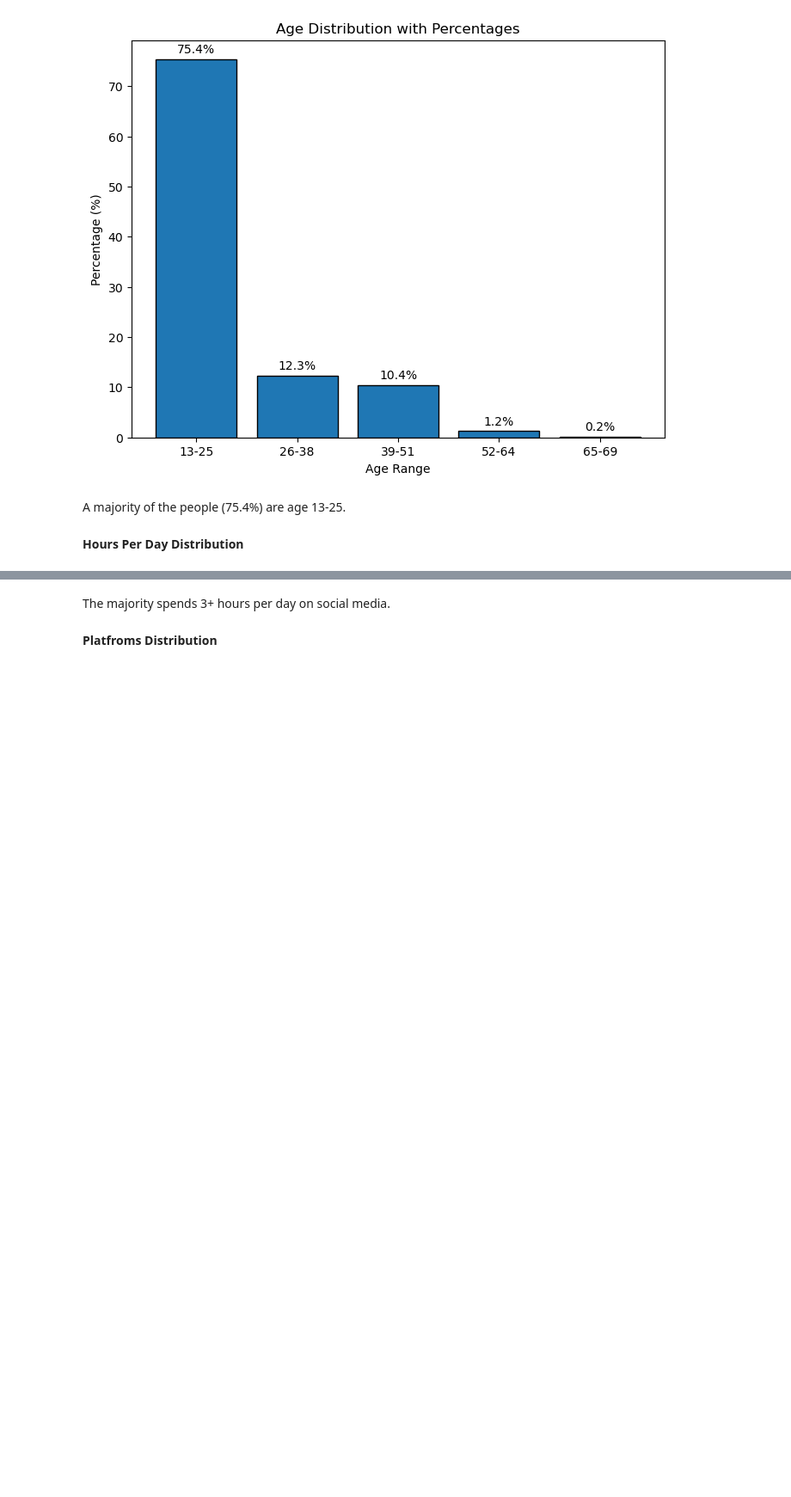
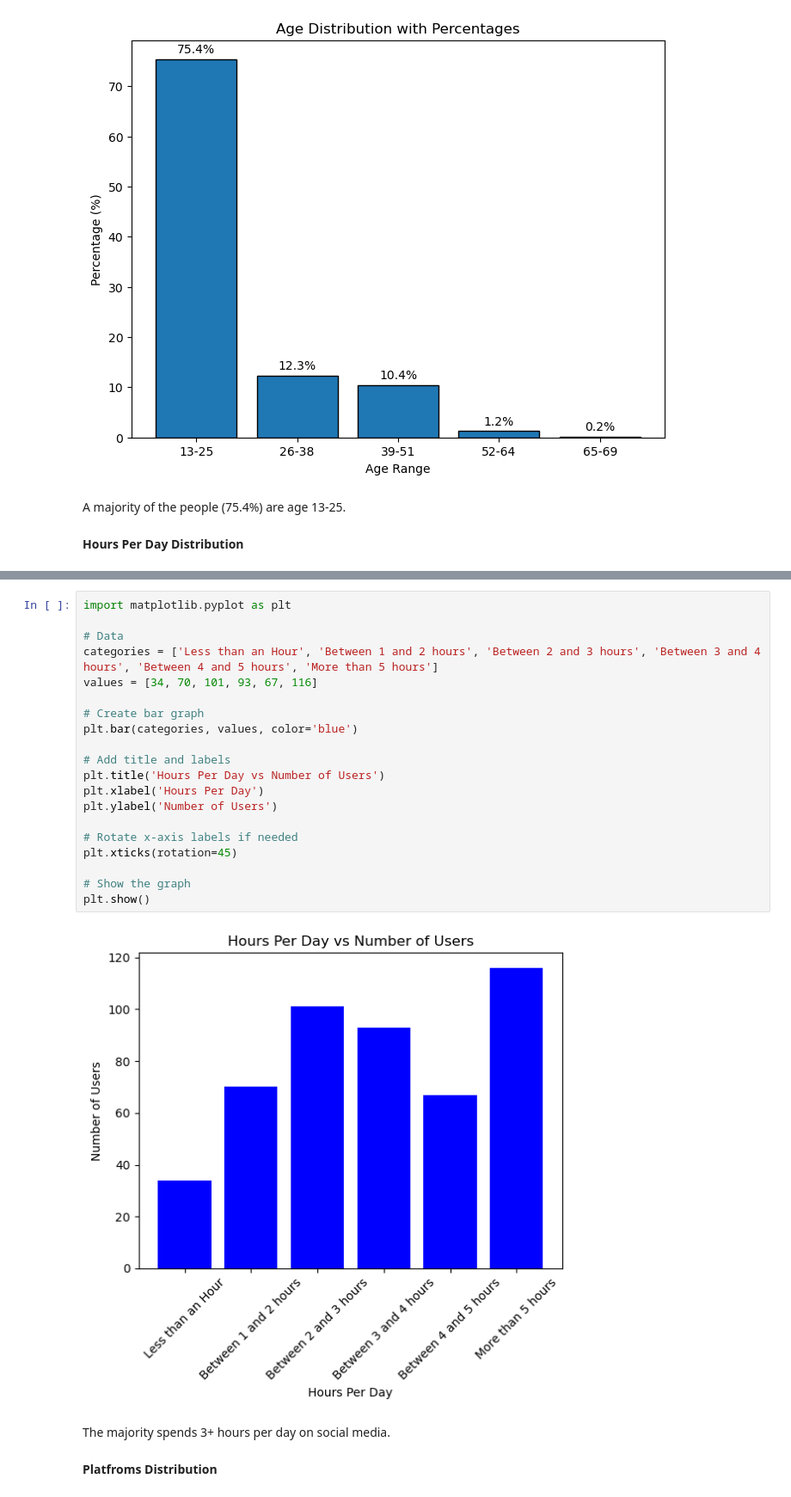
Before and after one commit to serenahinton/Social-Media-and-Mental-Health-Analysis-Project, a Jupyter notebook: social-media-analysis.ipynb, the cells around one changed output, grey strips where cells are left out. Shown at 86% size. Cells and saved outputs as stored; diff of their text form; blank space fills up the shorter version.

```diff
--- a/social-media-analysis.ipynb
+++ b/social-media-analysis.ipynb
@@ -808,3 +799,25 @@ plt.show()
+# %%
+import matplotlib.pyplot as plt
+
+# Data
+categories = ['Less than an Hour', 'Between 1 and 2 hours', 'Between 2 and 3 hours', 'Between 3 and 4 hours', 'Between 4 and 5 hours', 'More than 5 hours']
+values = [34, 70, 101, 93, 67, 116]
+
+# Create bar graph
+plt.bar(categories, values, color='blue')
+
+# Add title and labels
+plt.title('Hours Per Day vs Number of Users')
+plt.xlabel('Hours Per Day')
+plt.ylabel('Number of Users')
+
+# Rotate x-axis labels if needed
+plt.xticks(rotation=45)
+
+# Show the graph
+plt.show()
+# %% [output]
+[figure, added]
 # %% [markdown]
 The majority spends 3+ hours per day on social media.
 # %% [markdown]
```
Also changed, not shown: parts of 4 cells of this notebook.
